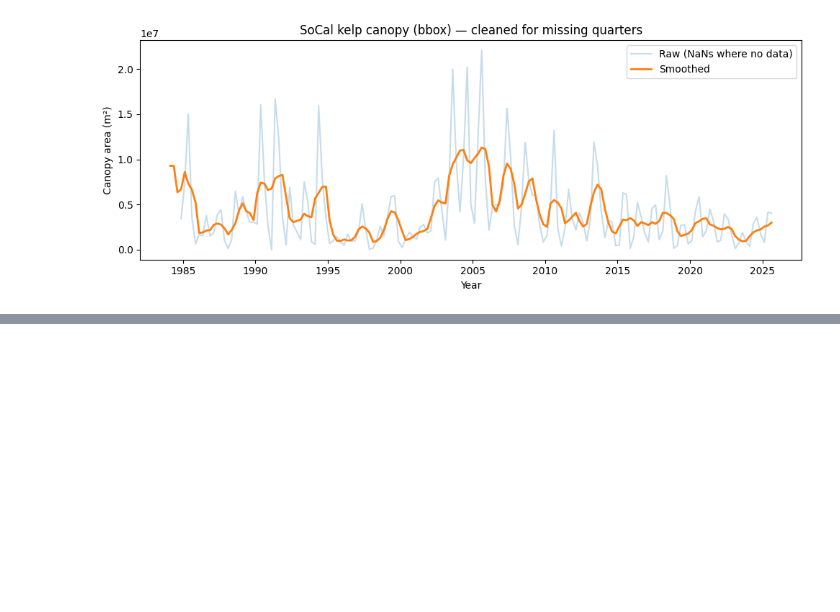
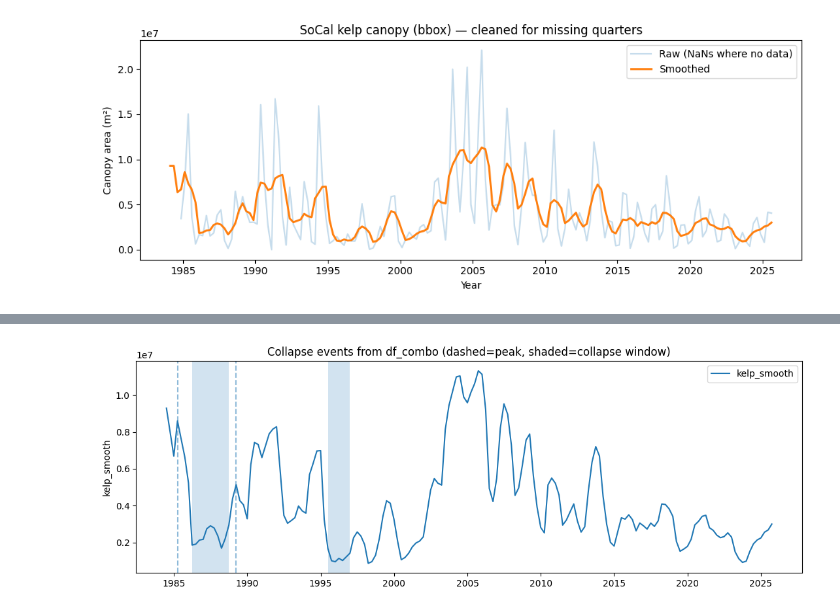
Before and after one commit to tonylin6032/kelp_project, a Jupyter notebook: notebooks/02v2.ipynb, the cells around one changed output, grey strips where cells are left out. Saved outputs shown, nothing was run; the diff lists cells and outputs as text; code cells hidden in the pictures; blank space fills up the shorter version.

```diff
--- a/notebooks/02v2.ipynb
+++ b/notebooks/02v2.ipynb
@@ -350,0 +634,89 @@ print("Saved:", sst_out, "| rows:", len(sst_quarterly), "| range:", sst_quarterl
+# %%
+#11 collapse event detection (using df_combo)
+
+import numpy as np
+import pandas as pd
+import matplotlib.pyplot as plt
+
+def find_collapse_events(
+    s,
+    drop_frac=0.6,        # collapse = >=60% drop from a peak
+    search_horizon=24,    # must occur within 24 quarters (~6 years) after peak
+    min_duration=4,       # must stay collapsed for >=4 quarters (~1 year)
+):
+    s = s.dropna().astype(float)
+    x = s.values
+    t = s.index
+
+    # simple local peaks
+    is_peak = np.zeros(len(s), dtype=bool)
+    is_peak[1:-1] = (x[1:-1] > x[:-2]) & (x[1:-1] >= x[2:])
+    peaks = np.where(is_peak)[0]
+
+    events = []
+    used_until = -1
+
+    for p in peaks:
+        if p <= used_until:
+            continue
+
+        peak_val = x[p]
+        peak_time = t[p]
+        collapse_level = (1 - drop_frac) * peak_val
+
+        end_search = min(len(s), p + search_horizon + 1)
+        forward = x[p+1:end_search]
+        if forward.size == 0:
+            continue
+
+        hits = np.where(forward <= collapse_level)[0]
+        if hits.size == 0:
+            continue
+
+        start_c = p + 1 + hits[0]
+
+        end_c = start_c
+        while end_c < len(s) and x[end_c] <= collapse_level:
+            end_c += 1
+
+        duration = end_c - start_c
+        if duration < min_duration:
+            continue
+
+        trough_idx = start_c + int(np.argmin(x[start_c:end_c]))
+        trough_val = x[trough_idx]
+
+        events_combo = {
+            "peak_time": peak_time,
+            "peak_val": peak_val,
+            "collapse_start": t[start_c],
+            "collapse_end": t[end_c - 1],
+            "duration_q": duration,
+            "collapse_level": collapse_level,
+            "trough_time": t[trough_idx],
+            "trough_val": trough_val,
+            "drop_frac_realized": (peak_val - trough_val) / peak_val
+        }
+        events.append(events_combo)
+
+        used_until = end_c - 1
+
+    return pd.DataFrame(events).sort_values("collapse_start").reset_index(drop=True)
+
+events = find_collapse_events(df_combo["kelp_smooth"], drop_frac=0.6, search_horizon=24, min_duration=4)
+
+print("Events found:", len(events))
+display(events.head(10))
+
+# plot kelp + collapse windows
+plt.figure(figsize=(11,4))
+plt.plot(df_combo.index, df_combo["kelp_smooth"], label="kelp_smooth")
+for _, e in events.iterrows():
+    plt.axvline(e["peak_time"], linestyle="--", alpha=0.5)
+    plt.axvspan(e["collapse_start"], e["collapse_end"], alpha=0.2)
+plt.title("Collapse events from df_combo (dashed=peak, shaded=collapse window)")
+plt.ylabel("kelp_smooth")
+plt.legend()
+plt.tight_layout()
+plt.show()
+# %% [output]
@@ -350,0 +727 @@ print("Saved:", sst_out, "| rows:", len(sst_quarterly), "| range:", sst_quarterl
+[figure, added]
```
Also changed, not shown: parts of 12 cells of this notebook, 9 other files.
